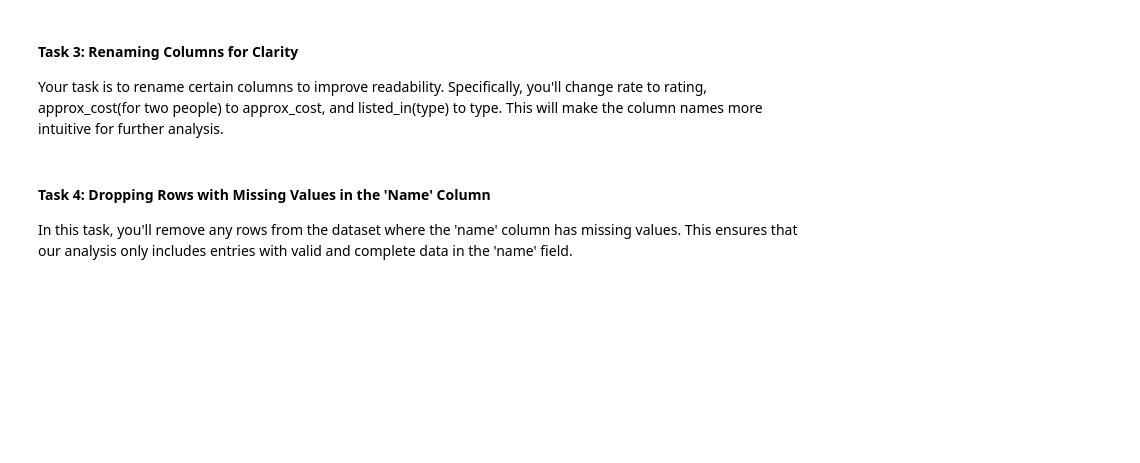
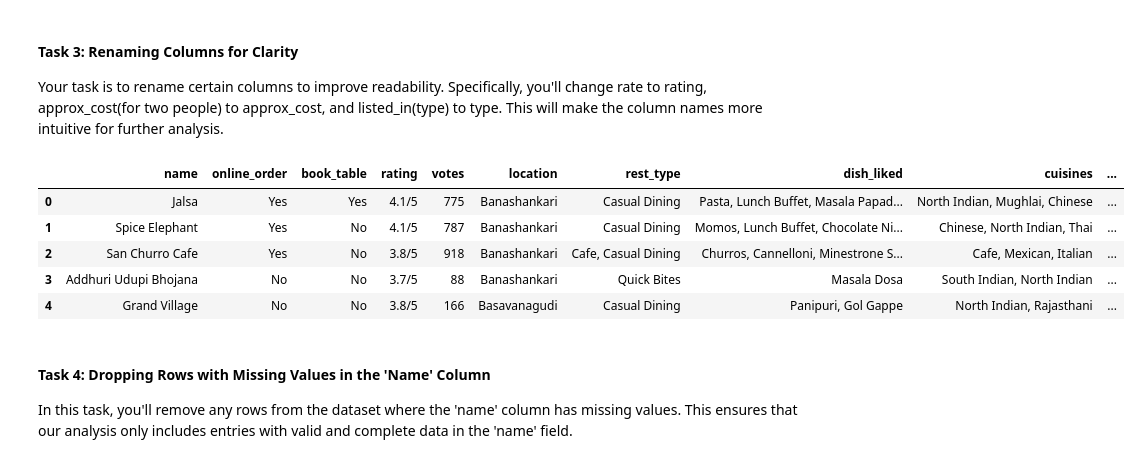
Before and after one commit to amithvardhan99/hicounselor, a Jupyter notebook: Food Delivery App Data Cleaning with Pandas/notebook.ipynb, the cells around one changed output. Drawn from its saved outputs; the diff is of its cells as text; code cells hidden in the pictures; blank space fills up the shorter version.

```diff
--- a/Food Delivery App Data Cleaning with Pandas/notebook.ipynb
+++ b/Food Delivery App Data Cleaning with Pandas/notebook.ipynb
@@ -24,6 +50,21 @@ For our analysis, we dont need address and phone number column. So your task it
 #### Task 3: Renaming Columns for Clarity
 
 Your task is to rename certain columns to improve readability. Specifically, you'll change rate to rating, approx_cost(for two people) to approx_cost, and listed_in(type) to type. This will make the column names more intuitive for further analysis.
+# %%
+df = df.rename(columns={
+    "rate" : "rating",
+    "approx_cost(for two people)" : "approx_cost",
+    "listed_in(type)" : "type"
+})
+
+df.head()
+# %% [output]
+|  | name | online_order | book_table | rating | votes | location | rest_type | dish_liked | cuisines | ... |
+| 0 | Jalsa | Yes | Yes | 4.1/5 | 775 | Banashankari | Casual Dining | Pasta, Lunch Buffet, Masala Papad... | North Indian, Mughlai, Chinese | ... |
+| 1 | Spice Elephant | Yes | No | 4.1/5 | 787 | Banashankari | Casual Dining | Momos, Lunch Buffet, Chocolate Ni... | Chinese, North Indian, Thai | ... |
+| 2 | San Churro Cafe | Yes | No | 3.8/5 | 918 | Banashankari | Cafe, Casual Dining | Churros, Cannelloni, Minestrone S... | Cafe, Mexican, Italian | ... |
+| 3 | Addhuri Udupi Bhojana | No | No | 3.7/5 | 88 | Banashankari | Quick Bites | Masala Dosa | South Indian, North Indian | ... |
+| 4 | Grand Village | No | No | 3.8/5 | 166 | Basavanagudi | Casual Dining | Panipuri, Gol Gappe | North Indian, Rajasthani | ... |
 # %% [markdown]
 #### Task 4: Dropping Rows with Missing Values in the 'Name' Column
 
```
Also changed, not shown: parts of 23 cells of this notebook, 1 other file.
